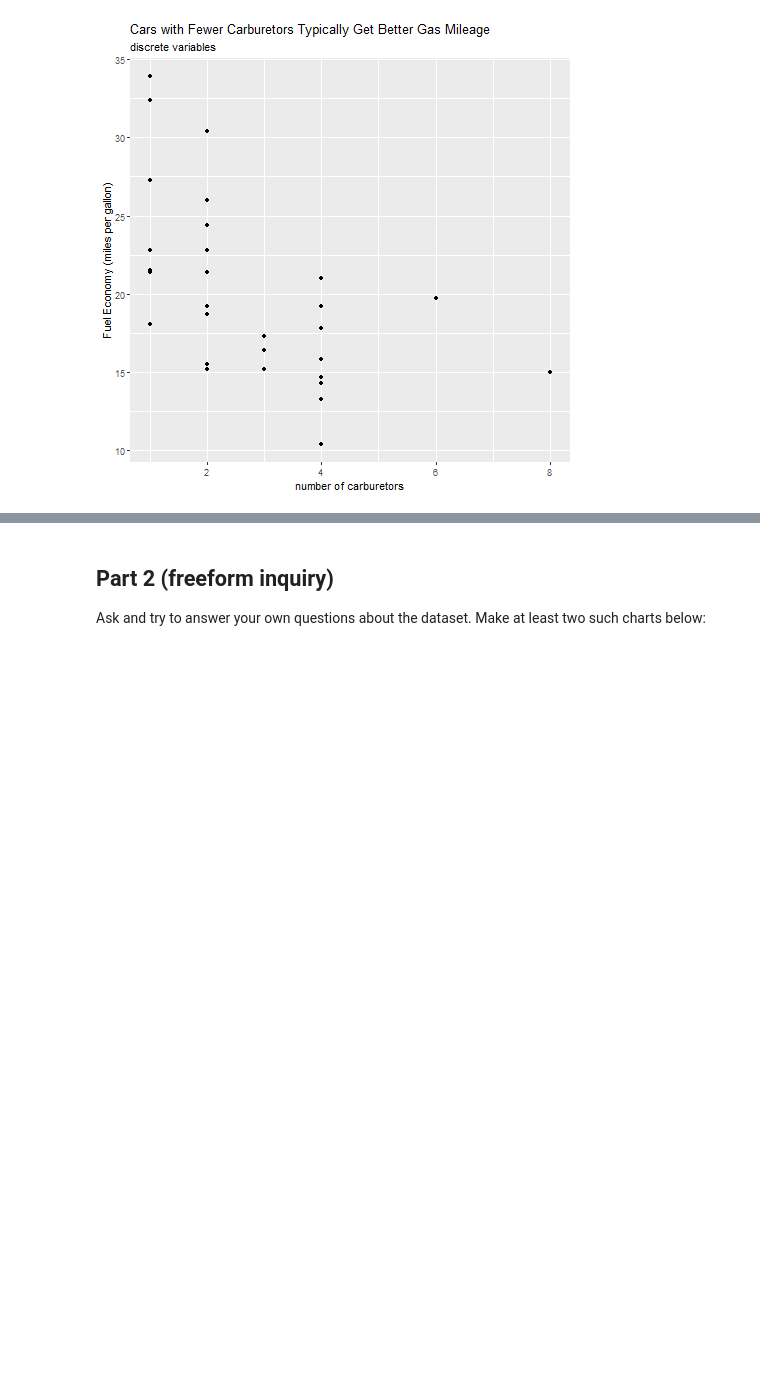
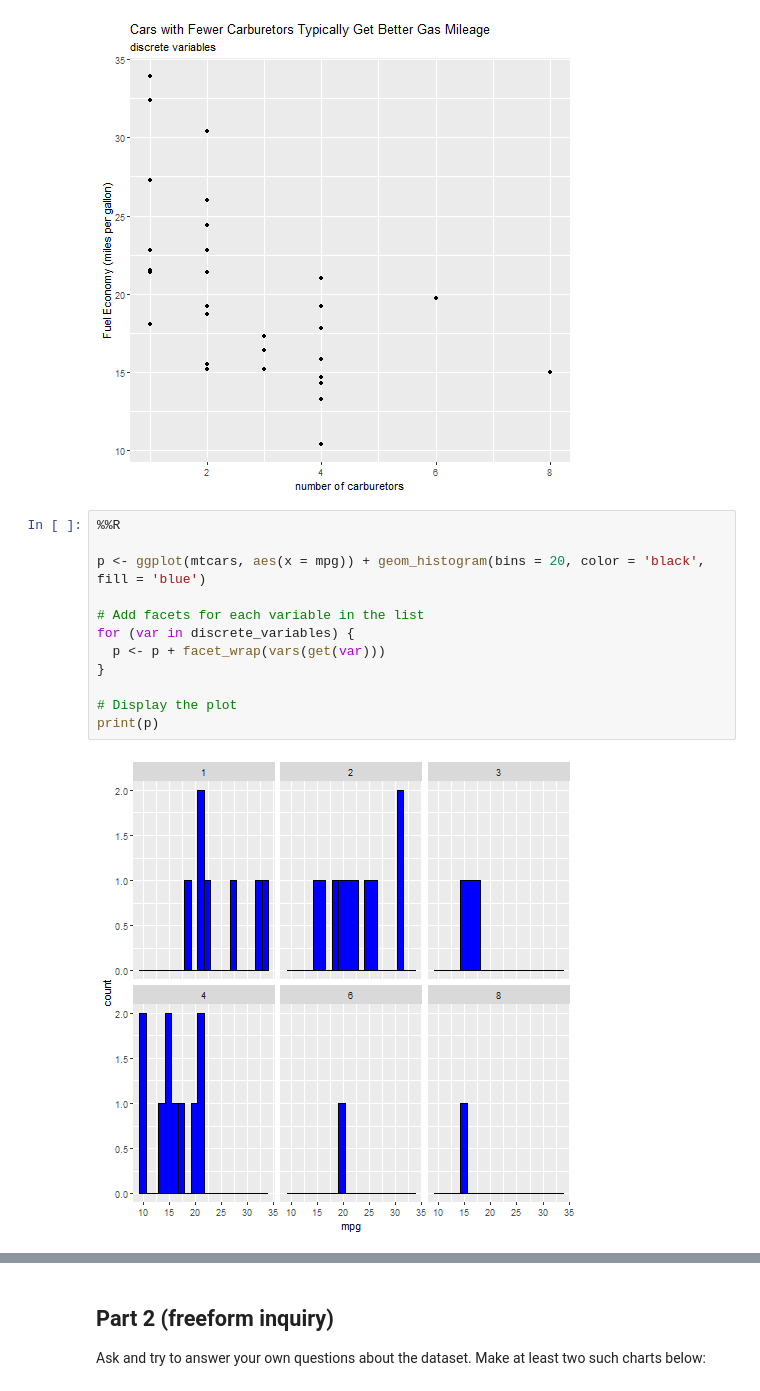
Before and after one commit to data4news-students/mtcars-exploratory-juhanarossi, a Jupyter notebook: notebook.ipynb, the cells around one changed output, grey strips where cells are left out. Cells and saved outputs as stored; diff of their text form; blank space fills up the shorter version.

```diff
--- a/notebook.ipynb
+++ b/notebook.ipynb
@@ -230,3 +261,17 @@ ggplot(mtcars) +
             y = 'Fuel Economy (miles per gallon)')
 # %% [output]
 [figure]
+# %%
+%%R
+
+p <- ggplot(mtcars, aes(x = mpg)) + geom_histogram(bins = 20, color = 'black', fill = 'blue')
+
+# Add facets for each variable in the list
+for (var in discrete_variables) {
+  p <- p + facet_wrap(vars(get(var)))
+}
+
+# Display the plot
+print(p)
+# %% [output]
+[figure, added]
```
Also changed, not shown: parts of 21 cells of this notebook.
